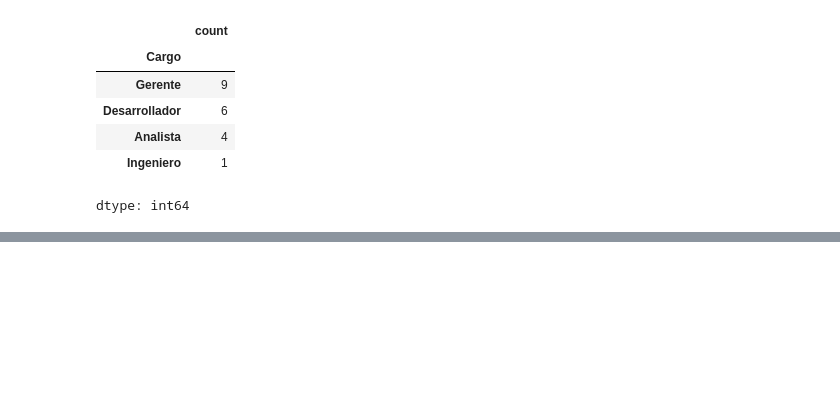
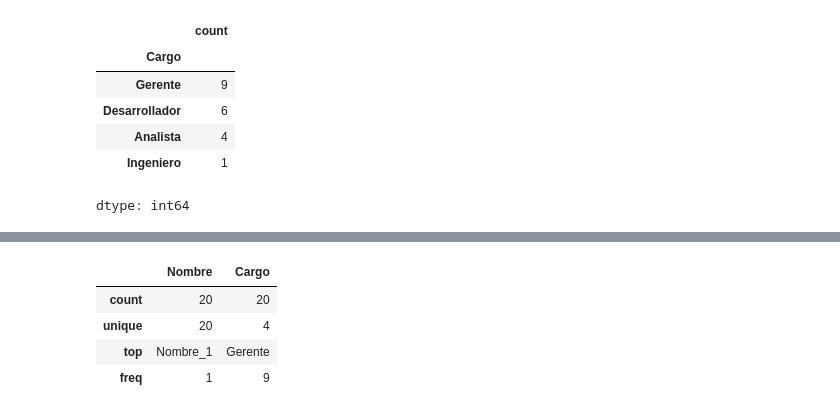
Before and after one commit to Majela12/apuntesIA, a Jupyter notebook: Apuntes_EDA.ipynb, the cells around one changed output, grey strips where cells are left out. Cells and saved outputs as stored; diff of their text form; code cells hidden in the pictures; blank space fills up the shorter version.

```diff
--- a/Apuntes_EDA.ipynb
+++ b/Apuntes_EDA.ipynb
@@ -244,0 +278,8 @@ dtype: int64
+# %%
+df.describe(include="object")
+# %% [output]
+|  | Nombre | Cargo |
+| count | 20 | 20 |
+| unique | 20 | 4 |
+| top | Nombre_1 | Gerente |
+| freq | 1 | 9 |
```
Also changed, not shown: parts of 4 cells of this notebook.
